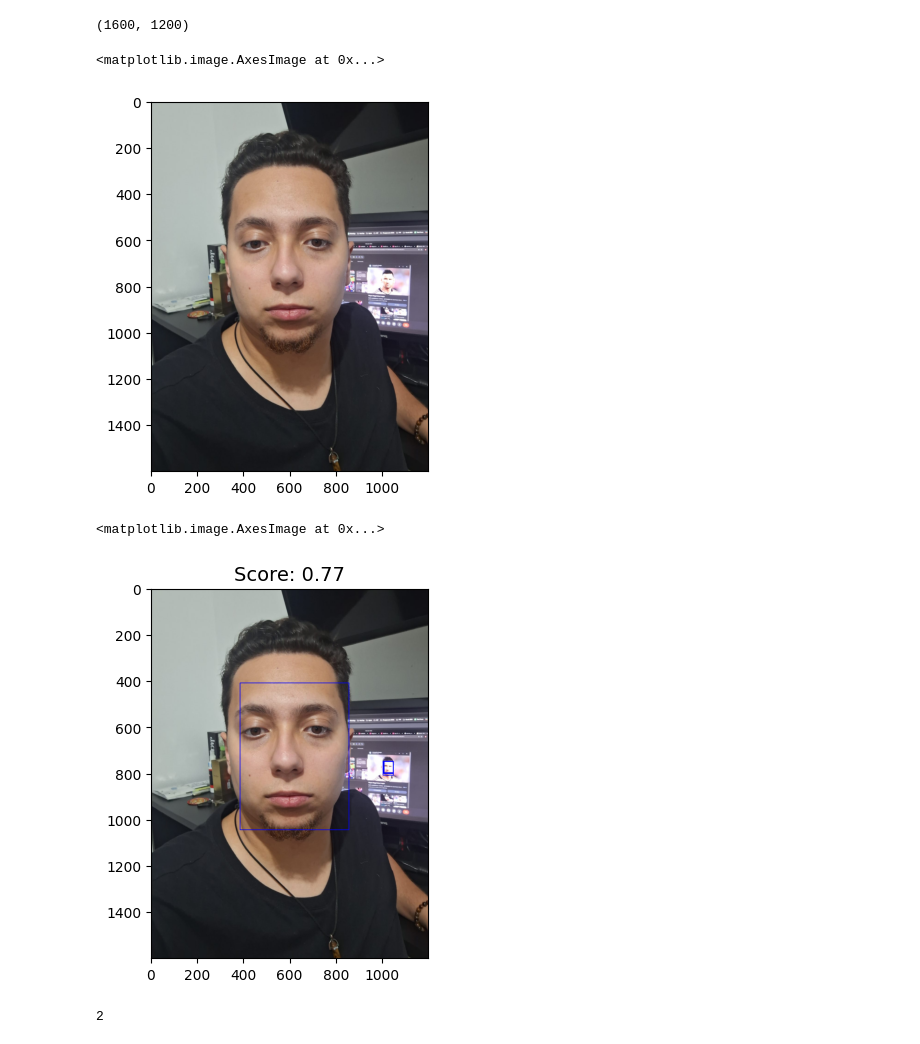
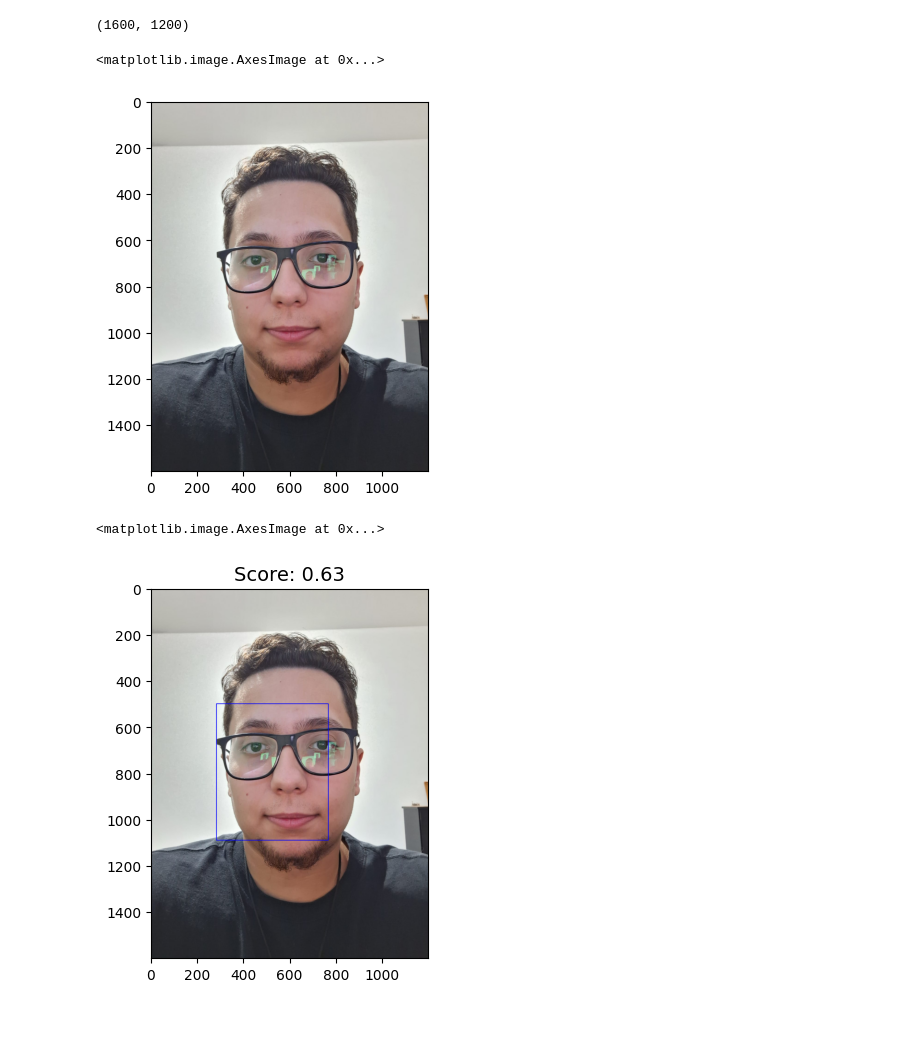
Before and after one commit to Gbrlmoraes/fiap_pbls_2024_2, a Jupyter notebook: PBL_fase_6/notebooks/reconhecimento_rostos_sandbox.ipynb, the cells around one changed output. Saved outputs shown, nothing was run; the diff lists cells and outputs as text; code cells hidden in the pictures.

```diff
--- a/PBL_fase_6/notebooks/reconhecimento_rostos_sandbox.ipynb
+++ b/PBL_fase_6/notebooks/reconhecimento_rostos_sandbox.ipynb
@@ -9,5 +12,5 @@ os.chdir('/home/gbrlmoraes/git_reps/fiap_pbls_2024_2/PBL_fase_6')
 # %%
-img = cv2.imread('dados/yan_teste.jpeg')
+img = cv2.imread('/home/gbrlmoraes/git_reps/fiap_pbls_2024_2/PBL_fase_6/dados/imagens_teste/yan_teste.jpeg')
 img_rgb = cv2.cvtColor(img, cv2.COLOR_RGB2BGR)
 img_cinza = cv2.cvtColor(img_rgb, cv2.COLOR_RGB2GRAY)
 # %%
@@ -22,7 +25,7 @@ img_cinza.shape
 plt.imshow(img_rgb)
 # %% [output]
 <matplotlib.image.AxesImage at 0x...>
-[figure, old version]
+[figure, new version]
 # %%
 def draw_faces(img, faces_and_landmarks, color):
     if faces_and_landmarks is not None:
@@ -35,35 +38,31 @@ def draw_faces(img, faces_and_landmarks, color):
 # %%
 # Inicializa FaceDetectorYN com parâmetros
 nms_threshold = 0.3
-score_threshold = 0.7
+score_threshold = 0.5
 yunet_shape = (img.shape[1], img.shape[0])
 topk = 50000
 
 # Inicializa o detector de rosto
 detector = cv2.FaceDetectorYN.create(
     "modelos/face_detection_yunet_2023mar.onnx",
     "",
     yunet_shape,
     score_threshold,
     nms_threshold,
     topk
 )
 
 detector.setInputSize((img.shape[1], img.shape[0]))
 faces_and_landmarks = detector.detect(img_rgb)
 
 rosto = draw_faces(
     img = img_rgb,
     faces_and_landmarks=faces_and_landmarks,
     color=(0, 0, 255)
 )
 
 plt.title(f'Score: {faces_and_landmarks[1][0][14]:.2f}', fontsize = 14)
 plt.imshow(rosto)
 # %% [output]
 <matplotlib.image.AxesImage at 0x...>
-[figure, old version]
+[figure, new version]
-# %%
-len(faces_and_landmarks[1])
-# %% [output]
-2
```
Also changed, not shown: parts of 10 cells of this notebook.
